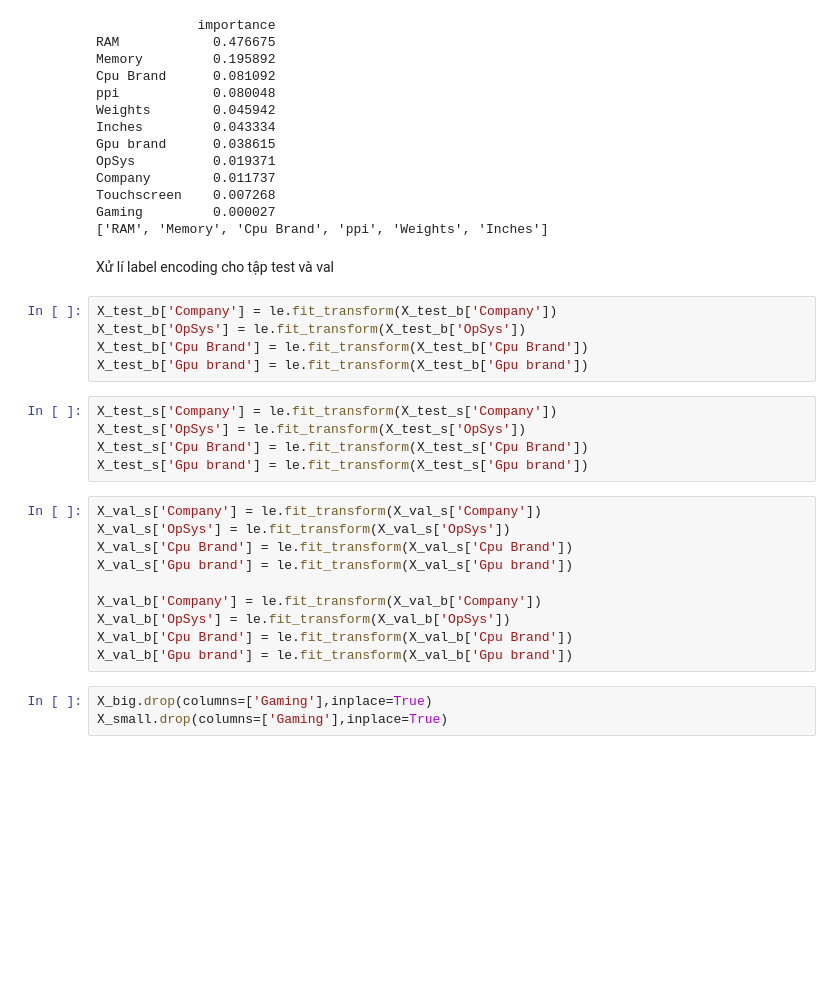
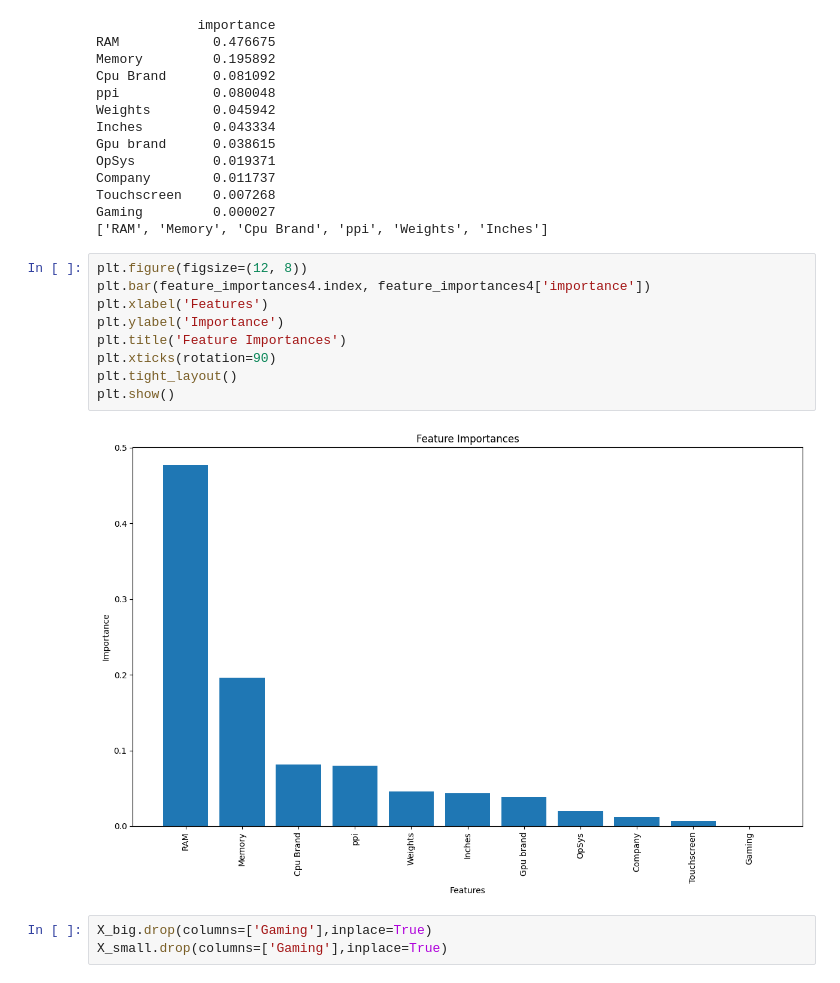
Before and after one commit to NhatChu-2002/Laptop-price-predictor, a Jupyter notebook: model.ipynb, the cells around one changed output. Drawn from its saved outputs; the diff is of its cells as text; blank space fills up the shorter version.

```diff
--- a/model.ipynb
+++ b/model.ipynb
@@ -871,28 +1074,17 @@ Company        0.011737
 Touchscreen    0.007268
 Gaming         0.000027
 ['RAM', 'Memory', 'Cpu Brand', 'ppi', 'Weights', 'Inches']
-# %% [markdown]
-Xử lí label encoding cho tập test và val
-# %%
-X_test_b['Company'] = le.fit_transform(X_test_b['Company'])
-X_test_b['OpSys'] = le.fit_transform(X_test_b['OpSys'])
-X_test_b['Cpu Brand'] = le.fit_transform(X_test_b['Cpu Brand'])
-X_test_b['Gpu brand'] = le.fit_transform(X_test_b['Gpu brand'])
-# %%
-X_test_s['Company'] = le.fit_transform(X_test_s['Company'])
-X_test_s['OpSys'] = le.fit_transform(X_test_s['OpSys'])
-X_test_s['Cpu Brand'] = le.fit_transform(X_test_s['Cpu Brand'])
-X_test_s['Gpu brand'] = le.fit_transform(X_test_s['Gpu brand'])
-# %%
-X_val_s['Company'] = le.fit_transform(X_val_s['Company'])
-X_val_s['OpSys'] = le.fit_transform(X_val_s['OpSys'])
-X_val_s['Cpu Brand'] = le.fit_transform(X_val_s['Cpu Brand'])
-X_val_s['Gpu brand'] = le.fit_transform(X_val_s['Gpu brand'])
-
-X_val_b['Company'] = le.fit_transform(X_val_b['Company'])
-X_val_b['OpSys'] = le.fit_transform(X_val_b['OpSys'])
-X_val_b['Cpu Brand'] = le.fit_transform(X_val_b['Cpu Brand'])
-X_val_b['Gpu brand'] = le.fit_transform(X_val_b['Gpu brand'])
+# %%
+plt.figure(figsize=(12, 8))
+plt.bar(feature_importances4.index, feature_importances4['importance'])
+plt.xlabel('Features')
+plt.ylabel('Importance')
+plt.title('Feature Importances')
+plt.xticks(rotation=90)
+plt.tight_layout()
+plt.show()
+# %% [output]
+[figure, added]
 # %%
 X_big.drop(columns=['Gaming'],inplace=True)
 X_small.drop(columns=['Gaming'],inplace=True)
```
Also changed, not shown: parts of 26 cells of this notebook, 1 other file.
